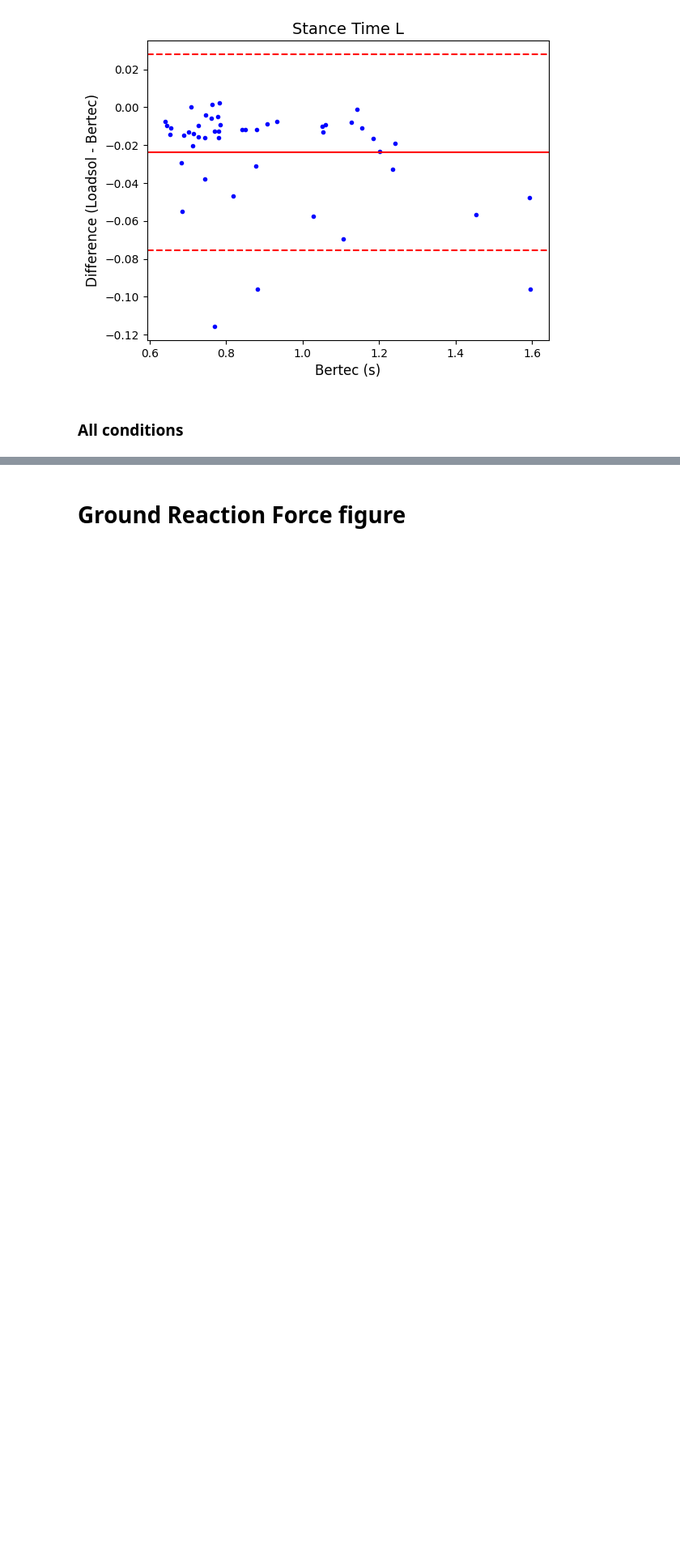
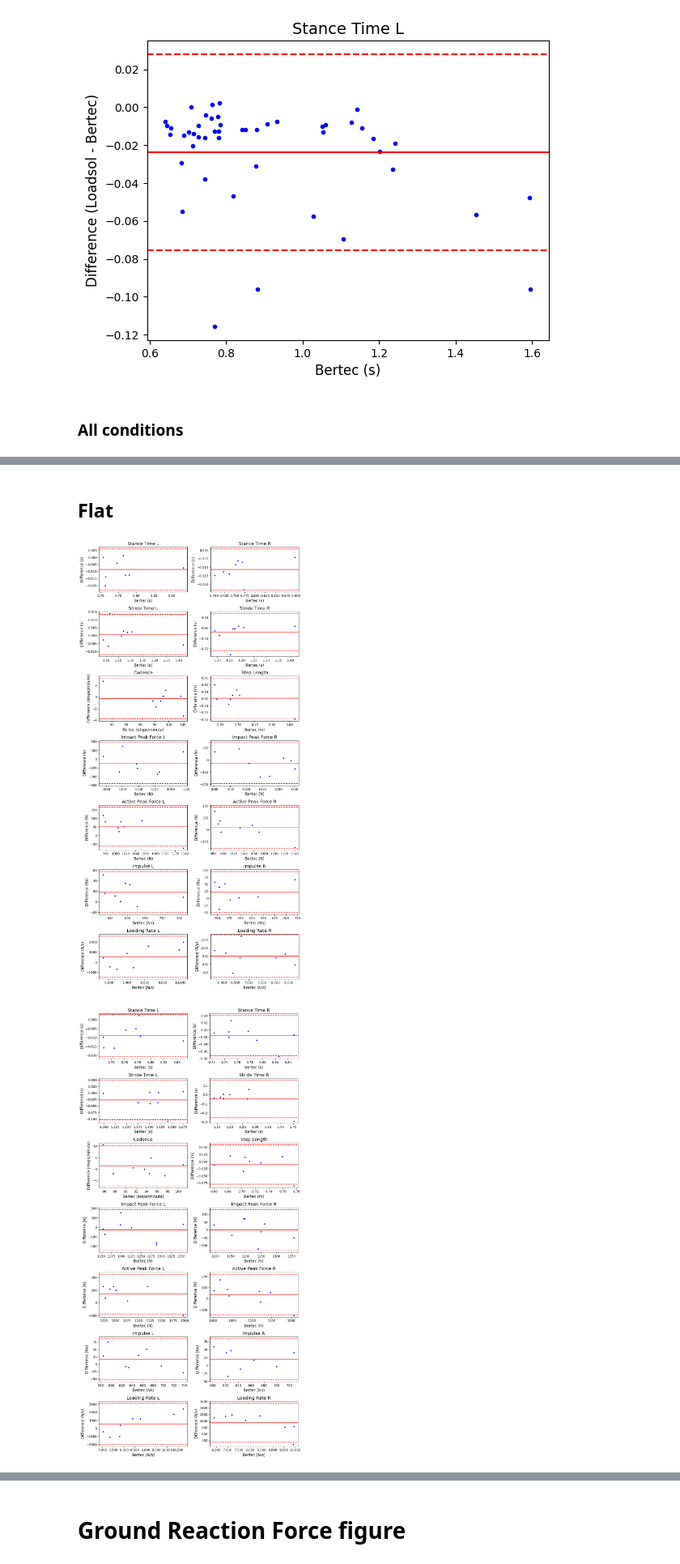
Before and after one commit to Shahril-Iskandar/publication-loadsol-validation-military, a Jupyter notebook: script.ipynb, the cells around one changed output, grey strips where cells are left out. Shown at 81% size. Cells and saved outputs as stored; diff of their text form; code cells hidden in the pictures; blank space fills up the shorter version.

```diff
--- a/script.ipynb
+++ b/script.ipynb
@@ -242,0 +246,21 @@ df_all_condition
+# %% [markdown]
+## Flat
+# %%
+mean_list = []
+lower_bound_list = []
+upper_bound_list = []
+
+get_plot(loadsol_25kg_flat, bertec_25kg_flat, 'flat_25kg')
+
+df_flat_25kg = put_in_df("Flat_25kg")
+
+mean_list = []
+lower_bound_list = []
+upper_bound_list = []
+
+get_plot(loadsol_35kg_flat, bertec_35kg_flat, 'flat_35kg')
+
+df_flat_35kg = put_in_df("Flat_35kg")
+# %% [output]
+[figure, added]
+[figure, added]
```
Also changed, not shown: parts of 18 cells of this notebook.
